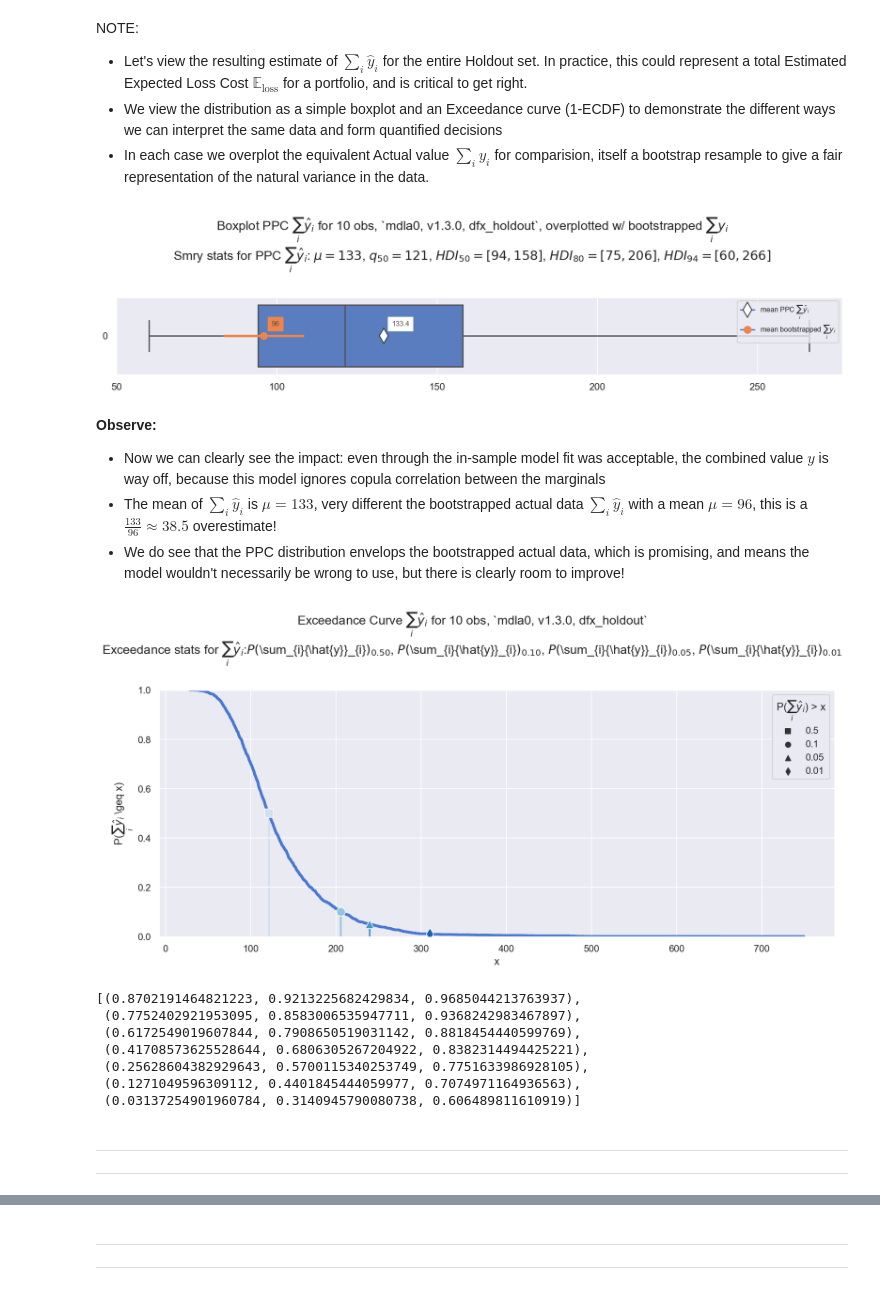
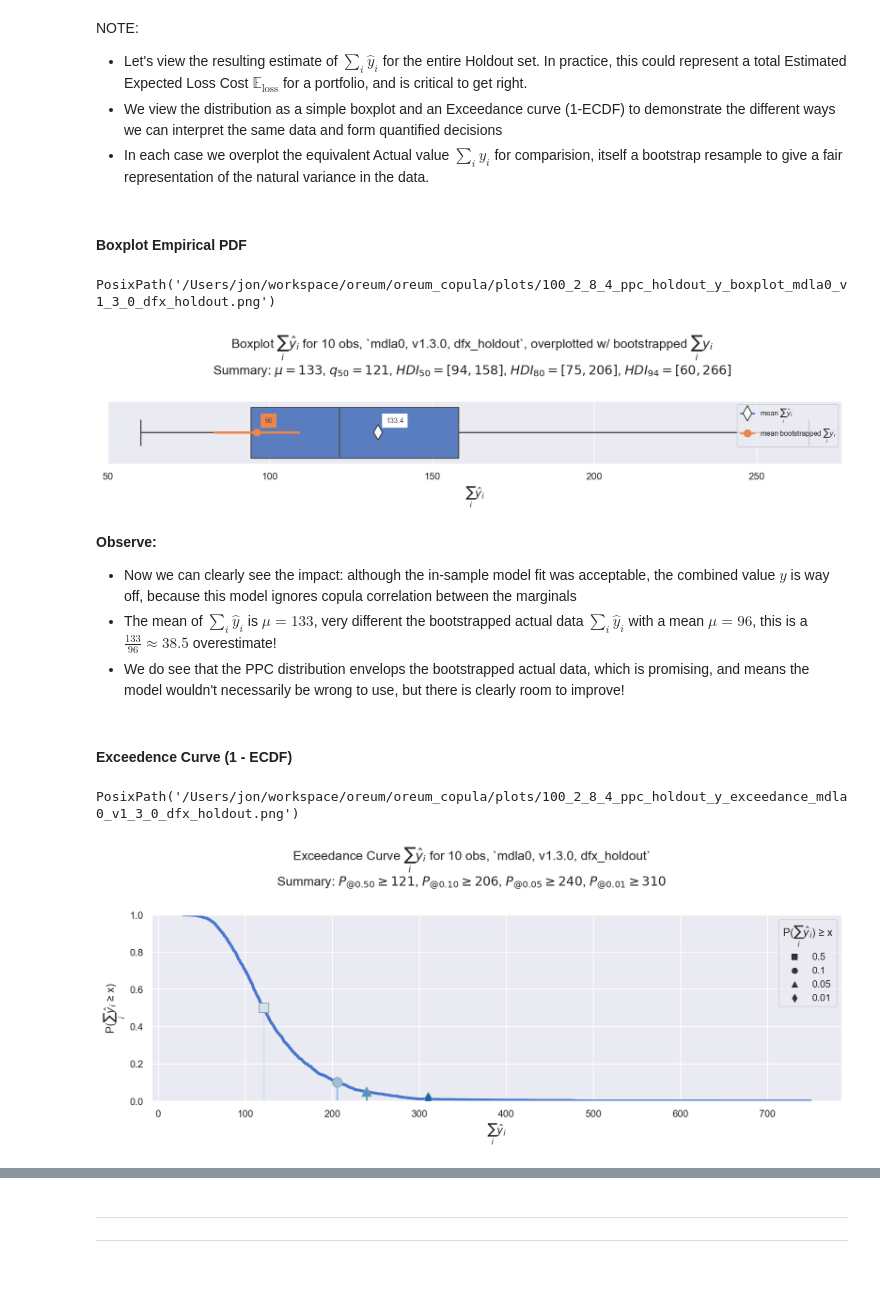
Before and after one commit to oreum-industries/oreum_copula, a Jupyter notebook: notebooks/100_ModelA0.ipynb, the cells around one changed output, grey strips where cells are left out. Cells and saved outputs as stored; diff of their text form; code cells hidden in the pictures.

```diff
--- a/notebooks/100_ModelA0.ipynb
+++ b/notebooks/100_ModelA0.ipynb
@@ -625,37 +625,31 @@ NOTE:
   can interpret the same data and form quantified decisions
 + In each case we overplot the equivalent Actual value $\sum_{i}{y}_{i}$ for comparision, itself a bootstrap resample
   to give a fair representation of the natural variance in the data.
+# %% [markdown]
+#### Boxplot Empirical PDF
 # %%
 f = eda.plot_estimate(yhat=dfp.groupby(['chain', 'draw'])['yhat'].sum().values, nobs=len(df_holdout),
-                      yhat_nm='PPC $\sum_{i}{\hat{y}}_{i}$', txtadd=f'`{mdla0.mdl_id}`',
+                      yhat_nm='$\sum_{i}{\hat{y}}_{i}$', txtadd=f'`{mdla0.mdl_id}`',
                       y=eda.bootstrap(a=df_holdout['y'].values, summary_fn=np.sum), y_nm='bootstrapped $\sum_{i}{y}_{i}$')
-# figio.write(f, fn=f'100_6.1.1_holdout_prediction_{mdl.name}')
+figio.write(g.fig, fn=f'100_2.8.4_ppc_holdout_y_boxplot_{mdla0.mdl_id}')
 # %% [output]
+PosixPath('/Users/jon/workspace/oreum/oreum_copula/plots/100_2_8_4_ppc_holdout_y_boxplot_mdla0_v1_3_0_dfx_holdout.png')
-[figure, old version]
+[figure, new version]
 # %% [markdown]
 **Observe:**
 
-+ Now we can clearly see the impact: even through the in-sample model fit was acceptable, the combined value $y$ is way
++ Now we can clearly see the impact: although the in-sample model fit was acceptable, the combined value $y$ is way
   off, because this model ignores copula correlation between the marginals
 + The mean of $\sum_{i}{\hat{y}}_{i}$ is $\mu = 133$, very different the bootstrapped actual data $\sum_{i}{\hat{y}}_{i}$
   with a mean $\mu = 96$, this is a $\frac{133}{96} \approx 38.5%$ overestimate!
 + We do see that the PPC distribution envelops the bootstrapped actual data, which is promising, and means the model
   wouldn't necessarily be wrong to use, but there is clearly room to improve!
+# %% [markdown]
+#### Exceedence Curve (1 - ECDF)
 # %%
 f = eda.plot_estimate(yhat=dfp.groupby(['chain', 'draw'])['yhat'].sum().values, nobs=len(df_holdout),
-                      yhat_nm='$\sum_{i}{\hat{y}}_{i}$', txtadd=f'`{mdla0.mdl_id}`', exceedance=True,
-                      y=eda.bootstrap(a=df_holdout['y'].values, summary_fn=np.sum), y_nm='bootstrapped $\sum_{i}{y}_{i}$')
-# figio.write(f, fn=f'100_6.1.1_holdout_prediction_{mdl.name}')
+                      yhat_nm='$\sum_{i}{\hat{y}}_{i}$', txtadd=f'`{mdla0.mdl_id}`', exceedance=True)
+figio.write(g.fig, fn=f'100_2.8.4_ppc_holdout_y_exceedance_{mdla0.mdl_id}')
 # %% [output]
+PosixPath('/Users/jon/workspace/oreum/oreum_copula/plots/100_2_8_4_ppc_holdout_y_exceedance_mdla0_v1_3_0_dfx_holdout.png')
-[figure, old version]
+[figure, new version]
-# %%
-clrs = sns.color_palette('Blues', 7)
-clrs
-# %% [output]
-[(0.8702191464821223, 0.9213225682429834, 0.9685044213763937),
- (0.7752402921953095, 0.8583006535947711, 0.9368242983467897),
- (0.6172549019607844, 0.7908650519031142, 0.8818454440599769),
- (0.41708573625528644, 0.6806305267204922, 0.8382314494425221),
- (0.25628604382929643, 0.5700115340253749, 0.7751633986928105),
- (0.1271049596309112, 0.4401845444059977, 0.7074971164936563),
- (0.03137254901960784, 0.3140945790080738, 0.606489811610919)]
@@ -664,4 +655,0 @@ assert False, "WIP"
-# %% [markdown]
----
-
----
```
Also changed, not shown: parts of 39 cells of this notebook, 2 other files.
